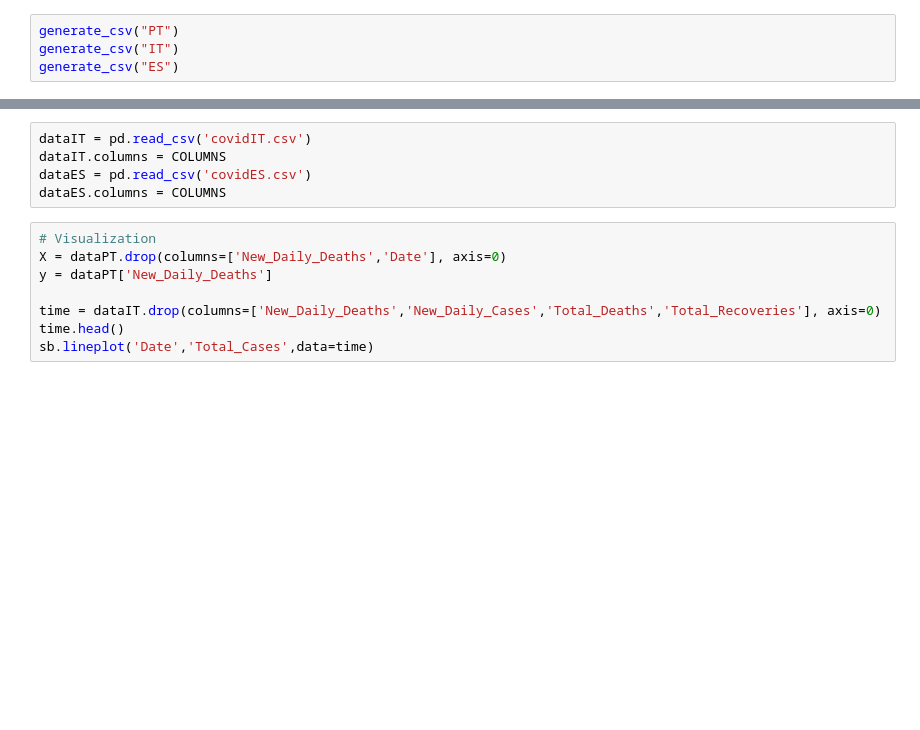
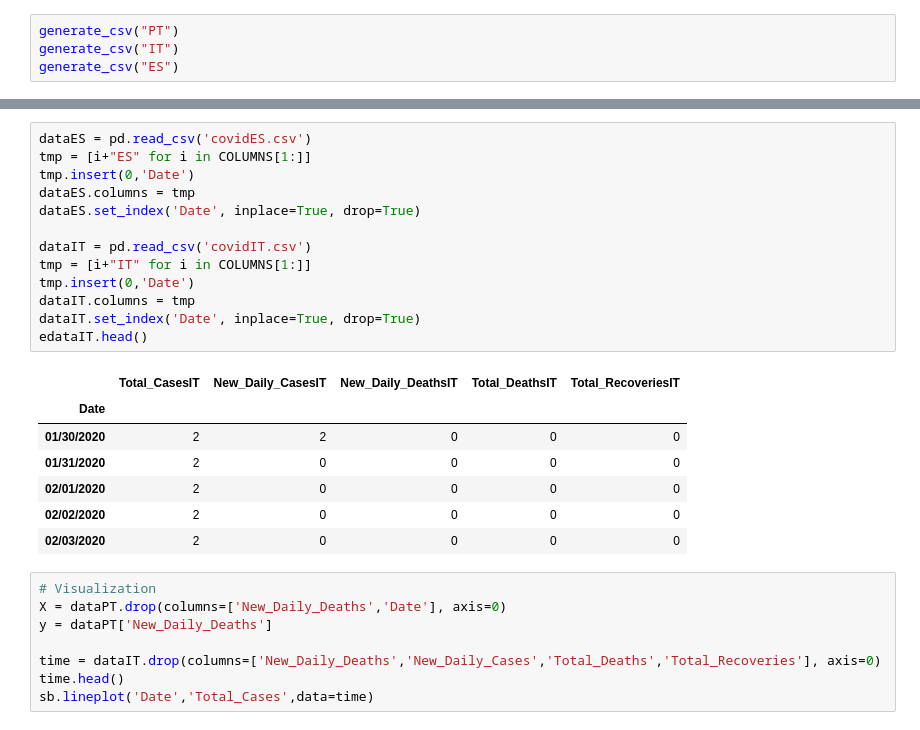
Before and after one commit to BrunoMartins11/covid-19-API, a Jupyter notebook: Notebook/Covid-Analyzer.ipynb, the cells around one changed output, grey strips where cells are left out. Cells and saved outputs as stored; diff of their text form; blank space fills up the shorter version.

```diff
--- a/Notebook/Covid-Analyzer.ipynb
+++ b/Notebook/Covid-Analyzer.ipynb
@@ -53,8 +69,24 @@ dataPT.head()
-# %%
-dataIT = pd.read_csv('covidIT.csv')
-dataIT.columns = COLUMNS
-dataES = pd.read_csv('covidES.csv')
-dataES.columns = COLUMNS
+# %%
+dataES = pd.read_csv('covidES.csv')
+tmp = [i+"ES" for i in COLUMNS[1:]]
+tmp.insert(0,'Date')
+dataES.columns = tmp
+dataES.set_index('Date', inplace=True, drop=True)
+
+dataIT = pd.read_csv('covidIT.csv')
+tmp = [i+"IT" for i in COLUMNS[1:]]
+tmp.insert(0,'Date')
+dataIT.columns = tmp
+dataIT.set_index('Date', inplace=True, drop=True)
+edataIT.head()
+# %% [output]
+|  | Total_CasesIT | New_Daily_CasesIT | New_Daily_DeathsIT | Total_DeathsIT | Total_RecoveriesIT |
+| Date |  |  |  |  |  |
+| 01/30/2020 | 2 | 2 | 0 | 0 | 0 |
+| 01/31/2020 | 2 | 0 | 0 | 0 | 0 |
+| 02/01/2020 | 2 | 0 | 0 | 0 | 0 |
+| 02/02/2020 | 2 | 0 | 0 | 0 | 0 |
+| 02/03/2020 | 2 | 0 | 0 | 0 | 0 |
 # %%
 # Visualization
 X = dataPT.drop(columns=['New_Daily_Deaths','Date'], axis=0)
```
Also changed, not shown: parts of 9 cells of this notebook.
